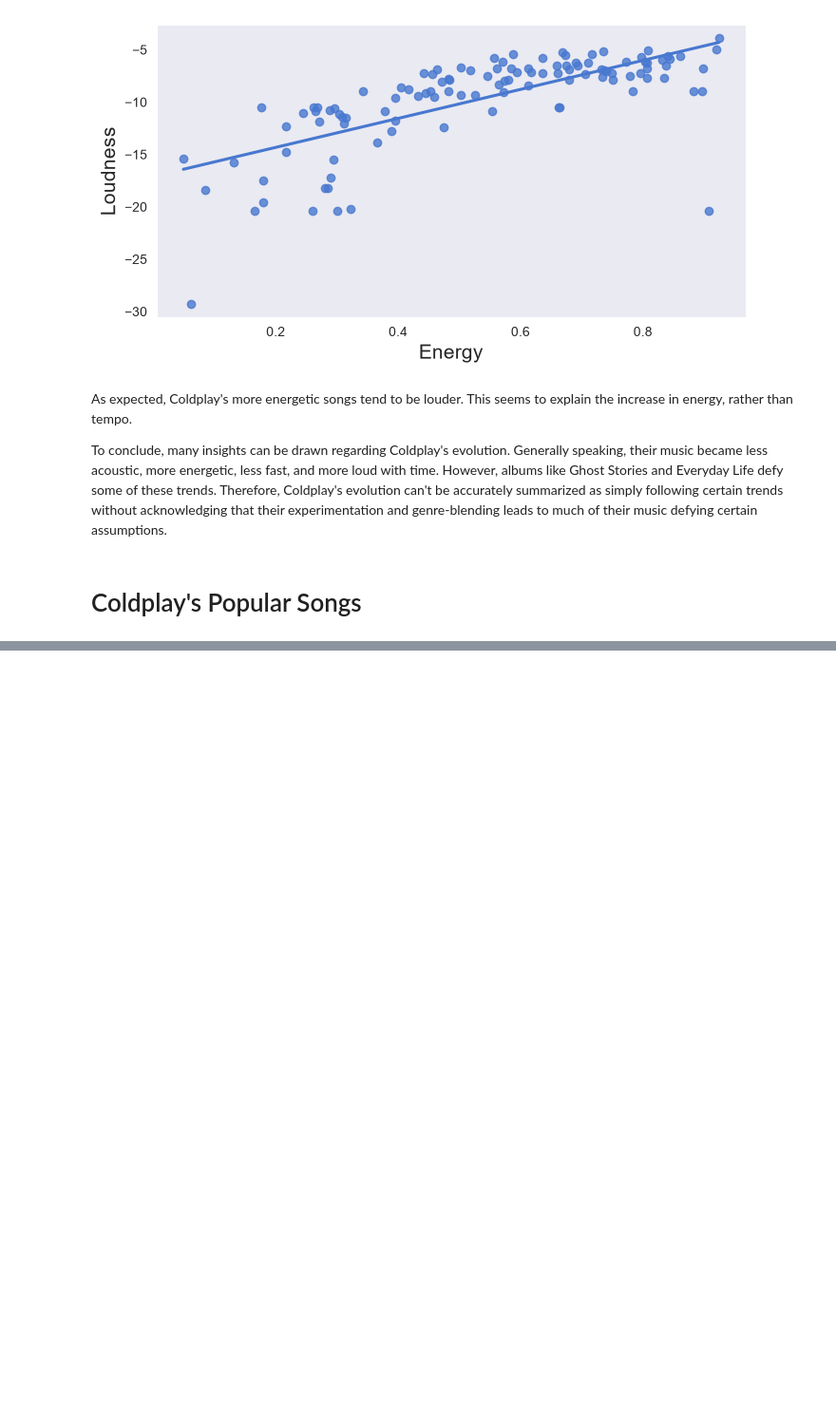
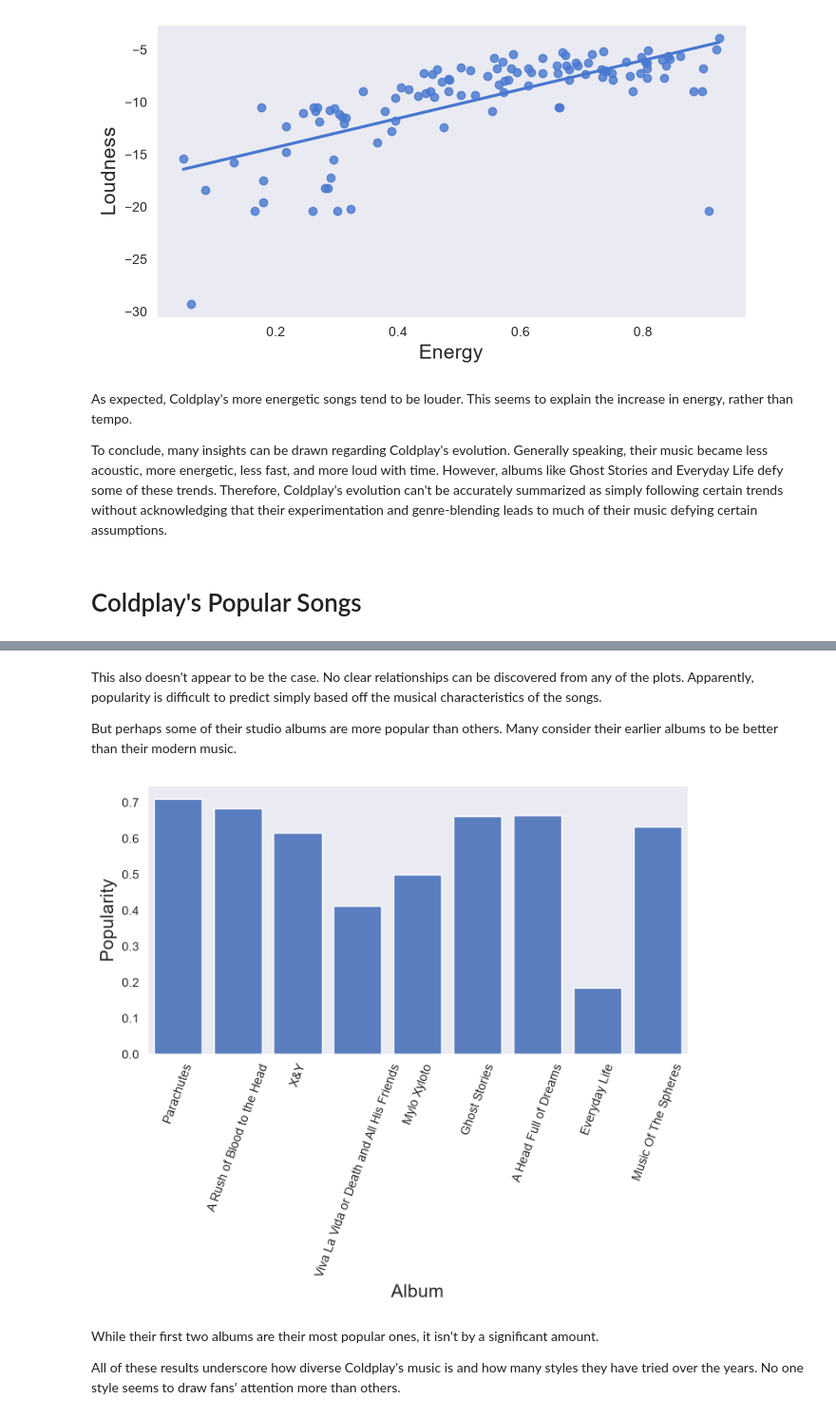
Before and after one commit to Dworlock11/Coldplay-Music-Analysis, a Jupyter notebook: notebooks/Analysis.ipynb, the cells around one changed output, grey strips where cells are left out. Shown at 95% size. Saved outputs shown, nothing was run; the diff lists cells and outputs as text; code cells hidden in the pictures; blank space fills up the shorter version.

```diff
--- a/notebooks/Analysis.ipynb
+++ b/notebooks/Analysis.ipynb
@@ -326,11 +330,11 @@ Coldplay has amassed a diverse discography over the years spanning several subge
 
 Firstly, their first two albums are known as being acoustic rock, while they later transitioned into using more electronic instrumentation characteristic of pop.
 # %%
-ordered_df = df.sort_values(by=["release_date"])
+evolution_df = df.sort_values(by=["release_date"])
 
 fig, ax = plt.subplots(figsize=(8, 4))
 
-sns.barplot(x="album_name", y="acousticness", data=ordered_df, errorbar=('ci', False))
+sns.barplot(x="album_name", y="acousticness", data=evolution_df, errorbar=('ci', False))
 ax.set_xlabel("Album", fontsize=15)
 ax.set_ylabel("Acousticness", fontsize=15)
 plt.xticks(rotation=70)
@@ -434,0 +481,19 @@ To conclude, many insights can be drawn regarding Coldplay's evolution. Generall
+# %% [markdown]
+This also doesn't appear to be the case. No clear relationships can be discovered from any of the plots. Apparently, popularity is difficult to predict simply based off the musical characteristics of the songs.
+
+But perhaps some of their studio albums are more popular than others. Many consider their earlier albums to be better than their modern music.
+# %%
+fig, ax = plt.subplots(figsize=(8, 4))
+
+sns.barplot(x="album_name", y="popularity", data=evolution_df, errorbar=('ci', False))
+ax.set_xlabel("Album", fontsize=15)
+ax.set_ylabel("Popularity", fontsize=15)
+plt.xticks(rotation=70)
+
+plt.show()
+# %% [output]
+[figure, added]
+# %% [markdown]
+While their first two albums are their most popular ones, it isn't by a significant amount.
+
+All of these results underscore how diverse Coldplay's music is and how many styles they have tried over the years. No one style seems to draw fans' attention more than others.
```
Also changed, not shown: parts of 14 cells of this notebook, 3 other files.
